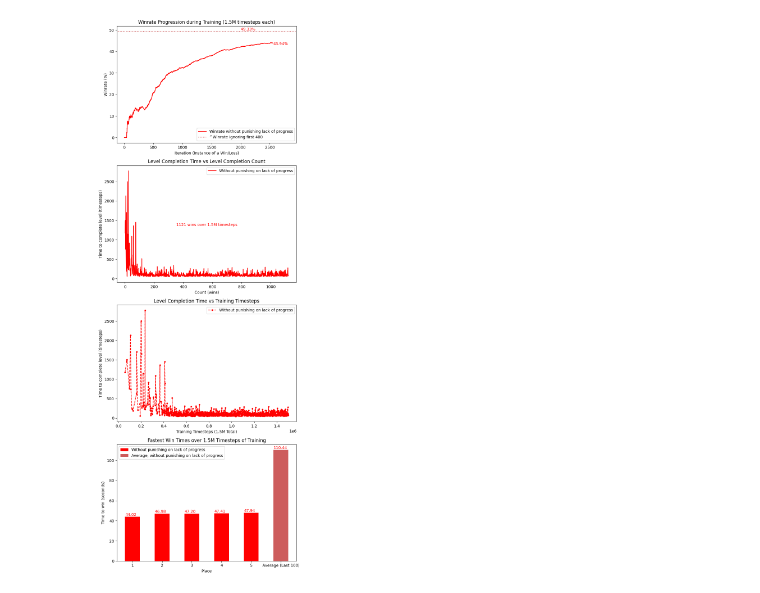
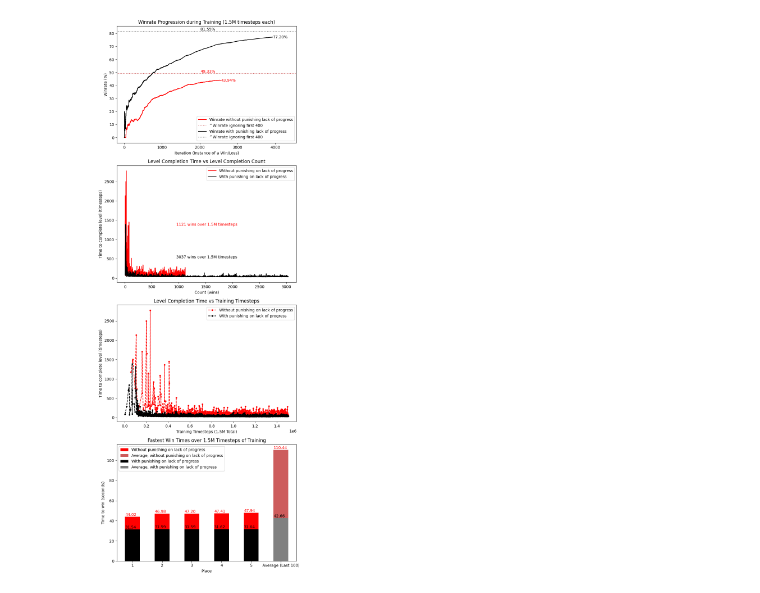
Before and after one commit to Iemontine/SonicGameplayingAI, a Jupyter notebook: graphOnePass.ipynb, the cells around one changed output. Saved outputs shown, nothing was run; the diff lists cells and outputs as text; code cells hidden in the pictures.

Commit message:
organizing things, adding figures

```diff
--- a/graphOnePass.ipynb
+++ b/graphOnePass.ipynb
@@ -94,7 +94,7 @@ def process_levelbeats(levelbeats_path, cutoff):
     return p_completion_t, p_training_t, average_pass, fastest_pass
 
 def main():
-    ignore_phase = 400
+    ignore_phase = 600
     cutoff = 100
     p_colors = {1: ("red", "indianred"), 3: ("black", "gray")}
 
@@ -102,7 +102,7 @@ def main():
     levelbeats_paths = {1: './logs/levelbeats pass1only.csv', 3: './logs/levelbeats pass3only.csv'}
 
     data = {}
-    for p in [1, 3]:
+    for p in ps:
         winloss = pd.read_csv(winloss_paths[p], header=None, names=['WinLoss', 'Pass'])
         (p1_iter_winlosses, p2_iter_winlosses, p3_iter_winlosses, total_iter_winlosses,
         final_p1, final_p2, final_p3, final_overall,
@@ -139,7 +139,7 @@ def main():
     ax0.set_xlabel('Iteration (Instance of a Win/Loss)')
     ax0.set_ylabel('Winrate (%)')
 
-    for p in [1]:
+    for p in ps:
         color, color_average = p_colors[p]
         mid_index = len(data[3]["p3_iter_winlosses"]) // 2
         if p == 1:
@@ -161,46 +161,48 @@ def main():
 
     width = 0.5
 
-    for p in [1]:
+    for p in ps:
         color, color_average = p_colors[p]
         indices_pass = range(len(data[p]["fastest_pass"]))
         if p == 1:
             ax1.plot(convert_to_time(data[p]["p_completion_t"]), color=color, label='Without punishing on lack of progress')
-            ax1.text(len(data[1]["p_completion_t"]) // 2, max(convert_to_time(data[p]["p_completion_t"])) // 2, f'{len(data[p]["p_completion_t"])} wins over 1.5M timesteps', color=color, verticalalignment='center', horizontalalignment='center')
+            ax1.text(len(data[3]["p_completion_t"]) // 2, max(convert_to_time(data[p]["p_completion_t"])) // 2, f'{len(data[p]["p_completion_t"])} wins over 1.5M timesteps', color=color, verticalalignment='center', horizontalalignment='center')
             ax2.plot(data[p]["p_training_t"], convert_to_time(data[p]["p_completion_t"]), linestyle='--', marker='.', label=f'Without punishing on lack of progress', color=color)
             bars = ax3.bar(indices_pass, convert_to_time(data[p]["fastest_pass"]['completion_timesteps']), width=width, label=f'Without punishing on lack of progress', color=color)
             bars_avg = ax3.bar([max(indices_pass) + 1], [data[p]["average_pass"]], width=width, label=f'Average, without punishing on lack of progress', color=color_average)
         elif p == 3:
             ax1.plot(convert_to_time(data[p]["p_completion_t"]), color=color, label='With punishing on lack of progress')
-            ax1.text(len(data[p]["p_completion_t"]) // 2, max(convert_to_time(data[1]["p_completion_t"])) // 2 - 150, f'{len(data[p]["p_completion_t"])} wins over 1.5M timesteps', color=color, verticalalignment='center', horizontalalignment='center')
+            ax1.text(len(data[3]["p_completion_t"]) // 2, max(convert_to_time(data[3]["p_completion_t"])) // 2 - 150, f'{len(data[p]["p_completion_t"])} wins over 1.5M timesteps', color=color, verticalalignment='center', horizontalalignment='center')
             ax2.plot(data[p]["p_training_t"], convert_to_time(data[p]["p_completion_t"]), linestyle='--', marker='.', label=f'With punishing on lack of progress', color=color)
             bars = ax3.bar(indices_pass, convert_to_time(data[p]["fastest_pass"]['completion_timesteps']), width=width, label=f'With punishing on lack of progress', color=color)
             bars_avg = ax3.bar([max(indices_pass) + 1], [data[p]["average_pass"]], width=width, label=f'Average, with punishing on lack of progress', color=color_average)
         ax1.set_title('Level Completion Time vs Level Completion Count')
         ax1.set_xlabel('Count (wins)')
         ax1.set_ylabel('Time to complete level (timesteps)')
         ax1.legend(loc='upper right')
         if p == 1:
             ax2.set_title('Level Completion Time vs Training Timesteps')
             ax2.set_xlabel('Training Timesteps (1.5M Total)')
             ax2.set_ylabel('Time to complete level (timesteps)')
         ax2.legend(loc='upper right')
 
 
         label_bars(ax3, bars, color)
         label_bars(ax3, bars_avg, color)
         ax3.set_xticks(list(indices_pass) + [max(indices_pass) + 1])
         ax3.set_xticklabels(list(range(1, len(data[p]["fastest_pass"]) + 1)) + [f'Average (Last {cutoff})'])
         if p == 1:
             ax3.set_title('Fastest Win Times over 1.5M Timesteps of Training')
             ax3.set_ylabel('Time to win (seconds)')
             ax3.set_xlabel('Place')
         ax3.legend()
 
     plt.tight_layout(rect=[0, 0, 1, 1])
     plt.show()
 
+ps = [1,3]
+
 if __name__ == '__main__':
     main()
 # %% [output]
-[figure, old version]
+[figure, new version]
```
Also changed, not shown: 12 other files.
